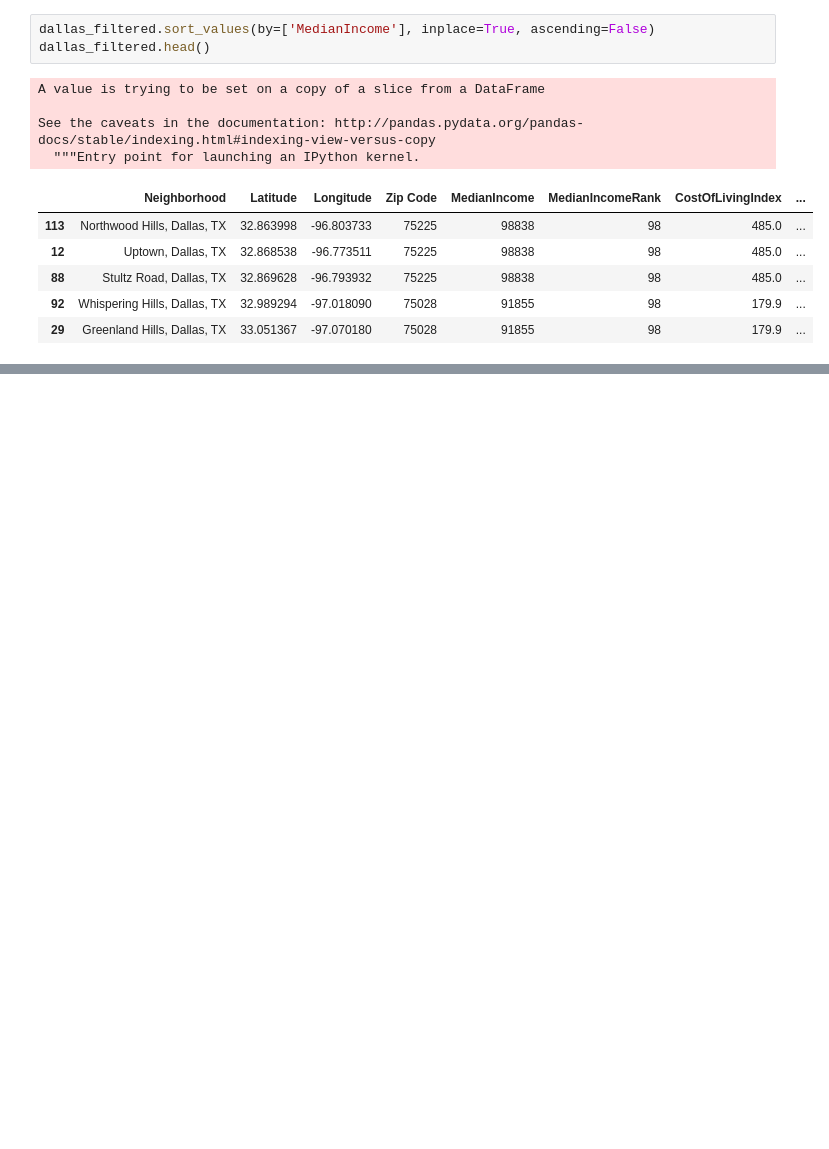
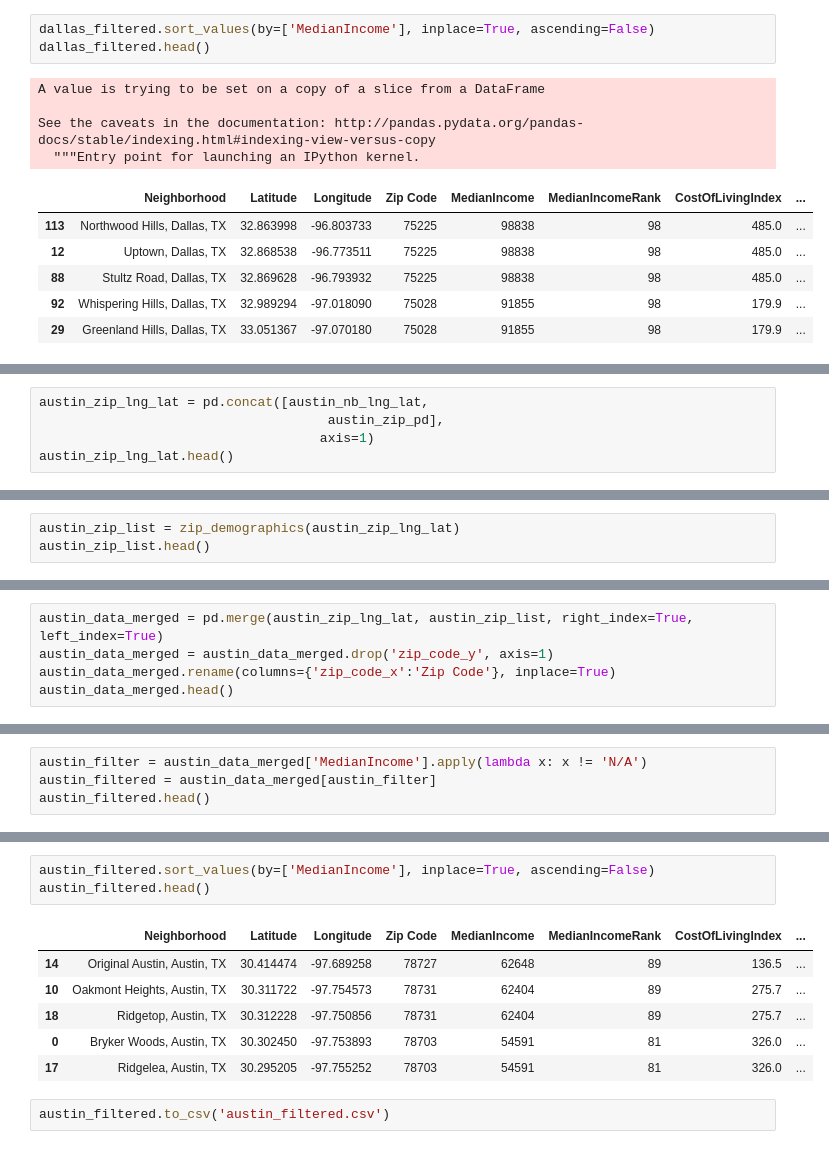
Before and after one commit to gtm1235/IBM_DS_Capstone, a Jupyter notebook: moving_challenge.ipynb, the cells around one changed output, grey strips where cells are left out. Saved outputs shown, nothing was run; the diff lists cells and outputs as text; blank space fills up the shorter version.

Commit message:
Update moving_challenge.ipynb
completed aquisition of data

```diff
--- a/moving_challenge.ipynb
+++ b/moving_challenge.ipynb
@@ -409,0 +544,5 @@ dallas_filtered.to_csv('dallas_filtered.to_csv')
+# %%
+austin_zip_lng_lat = pd.concat([austin_nb_lng_lat,
+                                     austin_zip_pd],
+                                    axis=1)
+austin_zip_lng_lat.head()
@@ -409,0 +556,3 @@ dallas_filtered.to_csv('dallas_filtered.to_csv')
+# %%
+austin_zip_list = zip_demographics(austin_zip_lng_lat)
+austin_zip_list.head()
@@ -409,0 +566,5 @@ dallas_filtered.to_csv('dallas_filtered.to_csv')
+# %%
+austin_data_merged = pd.merge(austin_zip_lng_lat, austin_zip_list, right_index=True, left_index=True)
+austin_data_merged = austin_data_merged.drop('zip_code_y', axis=1)
+austin_data_merged.rename(columns={'zip_code_x':'Zip Code'}, inplace=True)
+austin_data_merged.head()
@@ -409,0 +578,4 @@ dallas_filtered.to_csv('dallas_filtered.to_csv')
+# %%
+austin_filter = austin_data_merged['MedianIncome'].apply(lambda x: x != 'N/A')
+austin_filtered = austin_data_merged[austin_filter]
+austin_filtered.head()
@@ -409,0 +589,12 @@ dallas_filtered.to_csv('dallas_filtered.to_csv')
+# %%
+austin_filtered.sort_values(by=['MedianIncome'], inplace=True, ascending=False)
+austin_filtered.head()
+# %% [output]
+|  | Neighborhood | Latitude | Longitude | Zip Code | MedianIncome | MedianIncomeRank | CostOfLivingIndex | ... |
+| 14 | Original Austin, Austin, TX | 30.414474 | -97.689258 | 78727 | 62648 | 89 | 136.5 | ... |
+| 10 | Oakmont Heights, Austin, TX | 30.311722 | -97.754573 | 78731 | 62404 | 89 | 275.7 | ... |
+| 18 | Ridgetop, Austin, TX | 30.312228 | -97.750856 | 78731 | 62404 | 89 | 275.7 | ... |
+| 0 | Bryker Woods, Austin, TX | 30.302450 | -97.753893 | 78703 | 54591 | 81 | 326.0 | ... |
+| 17 | Ridgelea, Austin, TX | 30.295205 | -97.755252 | 78703 | 54591 | 81 | 326.0 | ... |
+# %%
+austin_filtered.to_csv('austin_filtered.csv')
```
Also changed, not shown: parts of 38 cells of this notebook.
